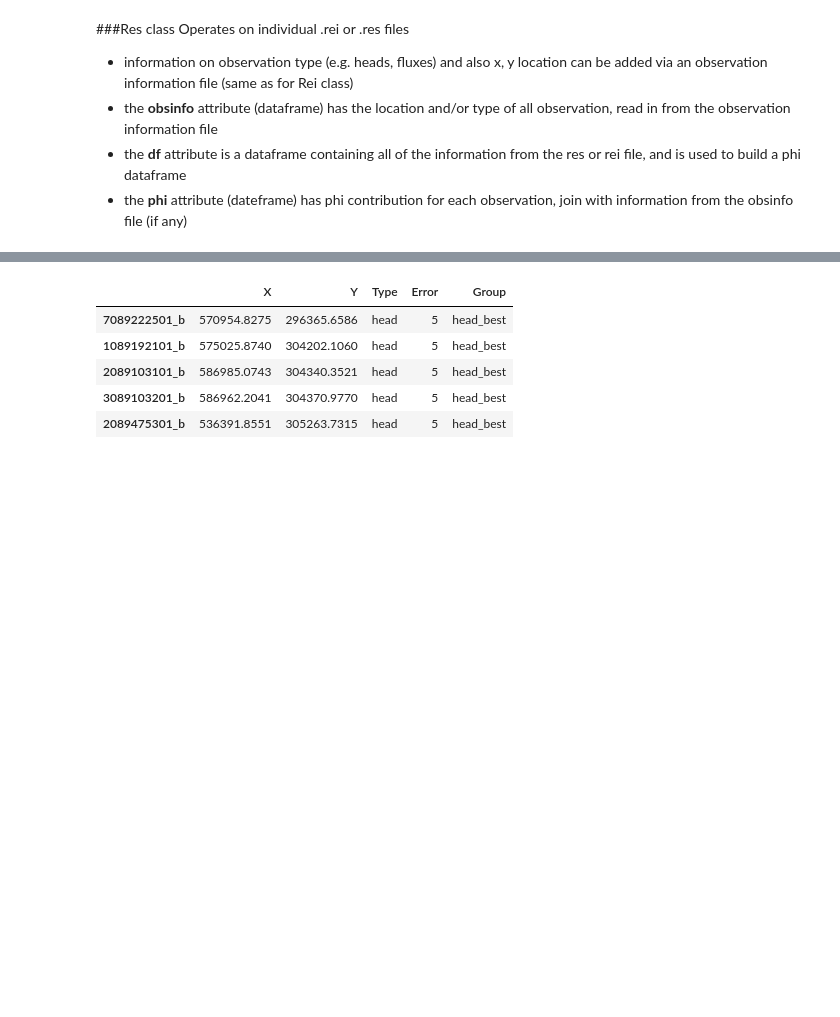
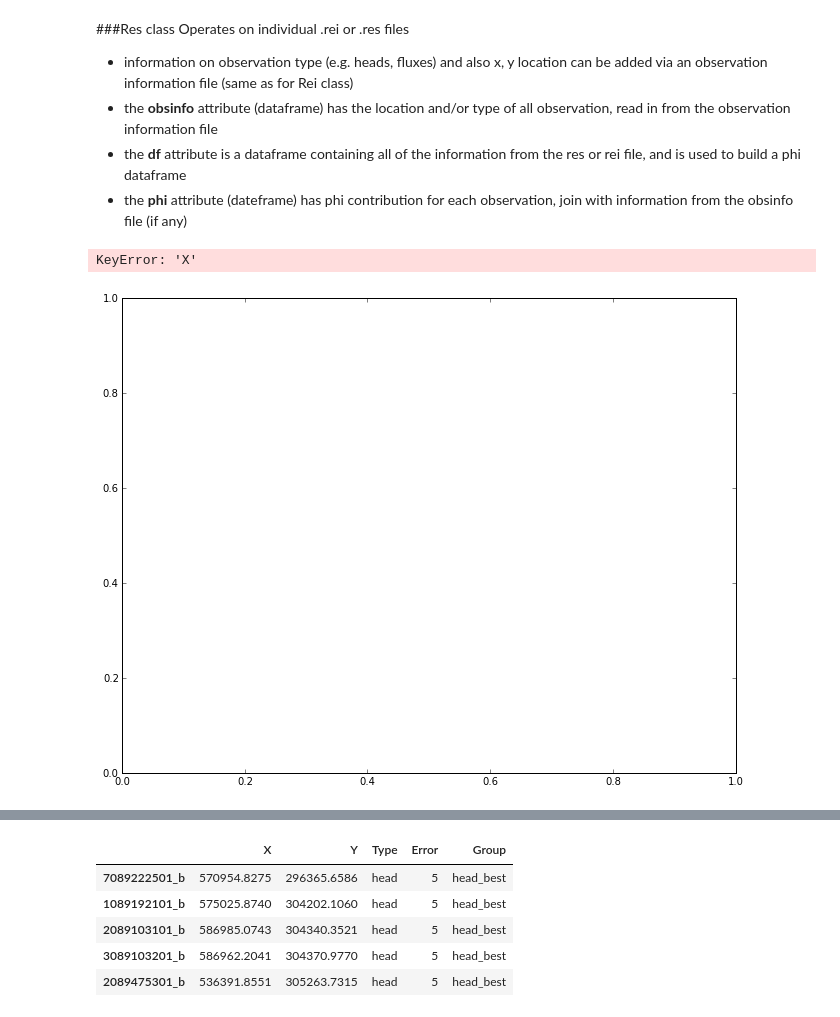
Before and after one commit to PESTools/pestools, a Jupyter notebook: examples/Res.ipynb, the cells around one changed output, grey strips where cells are left out. Cells and saved outputs as stored; diff of their text form; code cells hidden in the pictures; blank space fills up the shorter version.

```diff
--- a/examples/Res.ipynb
+++ b/examples/Res.ipynb
@@ -13,6 +13,12 @@ import pestools
 
 % matplotlib inline
 res = pestools.Res('../cc/columbia_svda.rei.16', obs_info_file='../cc/observation_locations.csv')
+# %%
+res = pestools.Res('../cc/columbia_svda.rei.16')
+res.plot_spatial('head_fair')
+# %% [output]
+KeyError: 'X'
+[figure, added]
 # %%
 res.df.head()
 # %% [output]
```
Also changed, not shown: 2 other files.
